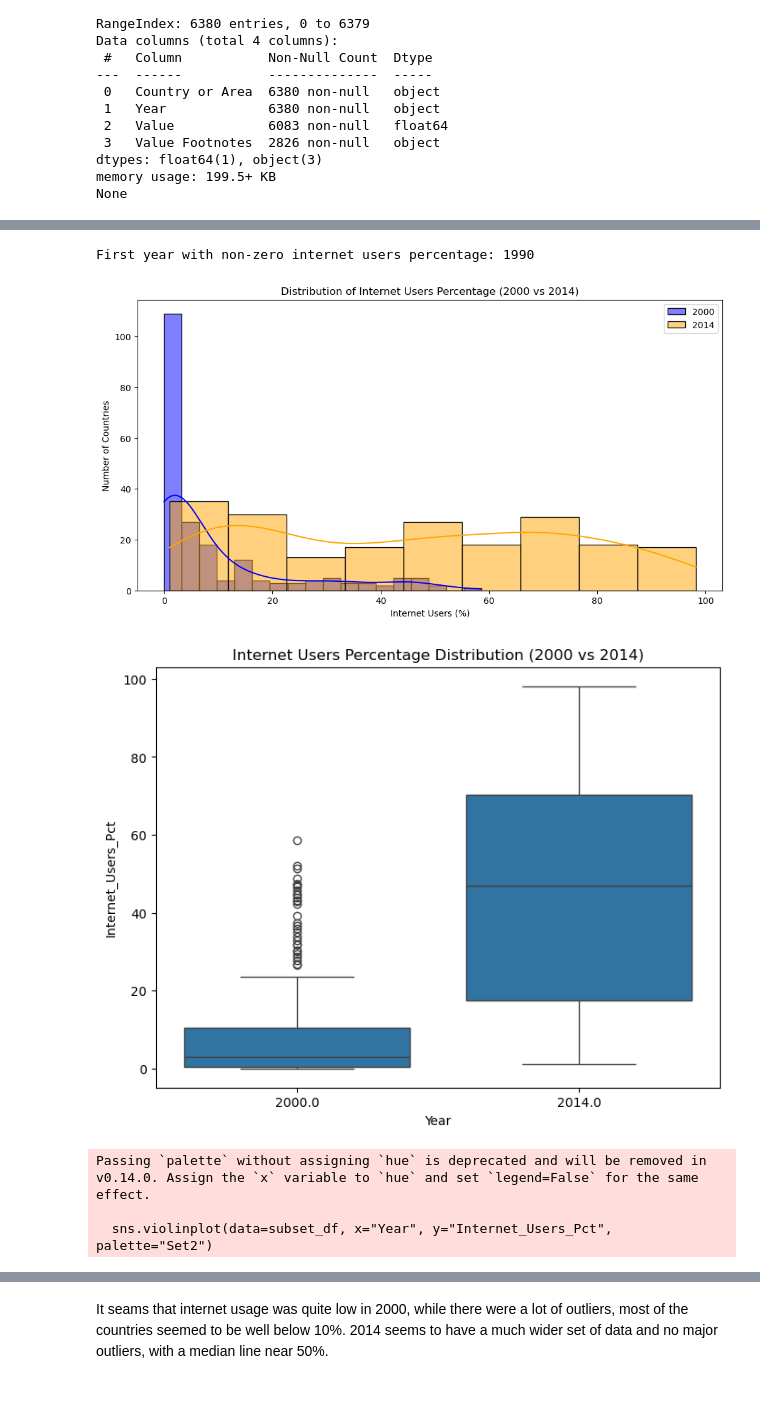
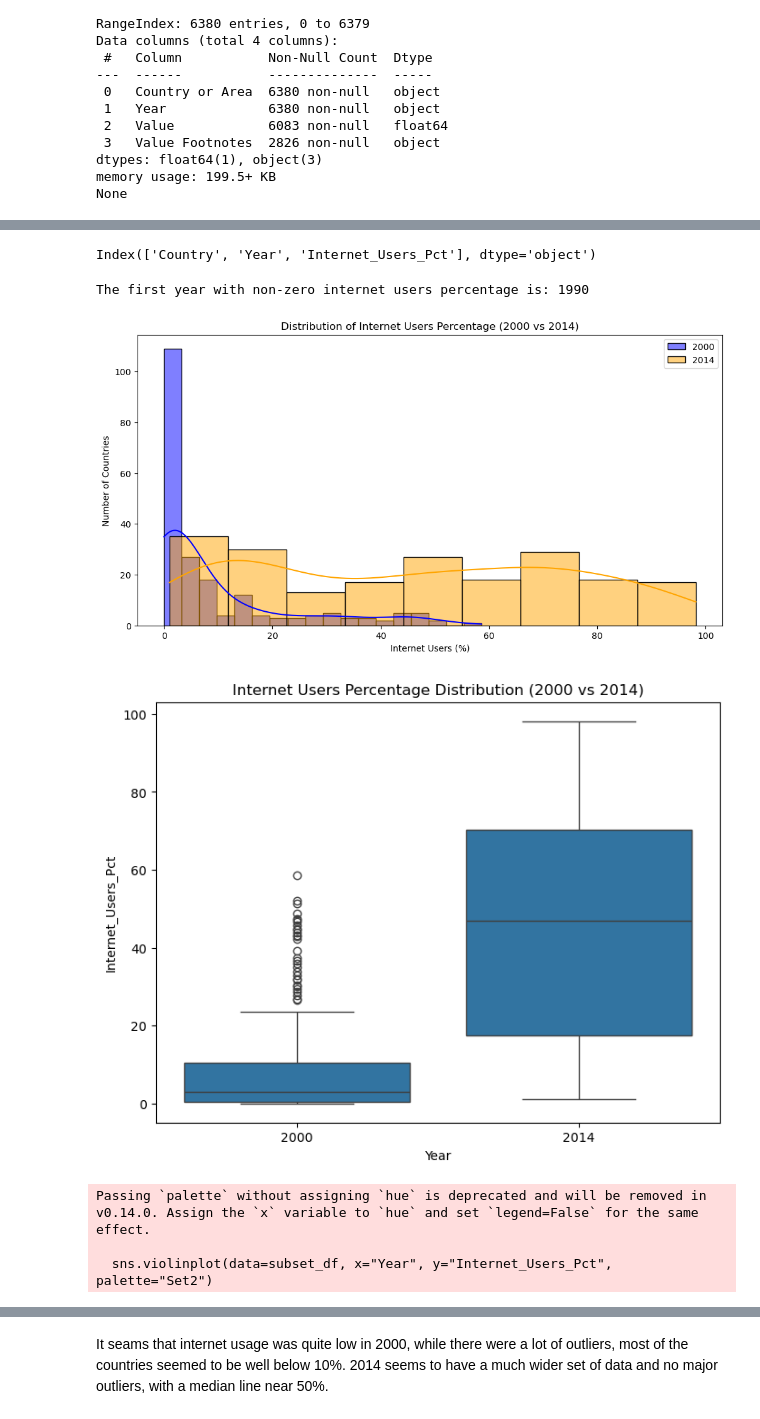
Before and after one commit to NSS-Data-Analytics-Cohort-16/da16-python-gdp-and-internet-use-analysis-MatthewRitchey, a Jupyter notebook: notebooks/gdp_per_capita.ipynb, the cells around one changed output, grey strips where cells are left out. Saved outputs shown, nothing was run; the diff lists cells and outputs as text; code cells hidden in the pictures.

```diff
--- a/notebooks/gdp_per_capita.ipynb
+++ b/notebooks/gdp_per_capita.ipynb
@@ -468,2 +462,29 @@ Name: count, dtype: int64
+# %%
+# converting the year column to numeric
+internet_df_clean["Year"] = pd.to_numeric(internet_df["Year"], errors="coerce")
+
+# Drop rows where Year is NaN
+internet_df_clean = internet_df_clean.dropna(subset=["Year"])
+
+# show results
+year_counts = internet_df_clean["Year"].value_counts().sort_index()
+print(year_counts)
+
+
+
+# this didn't work
+# %%
+# Convert to numeric first
+internet_df_clean["Year"] = pd.to_numeric(internet_df_clean["Year"], errors="coerce")
+
+# Drop rows with NaN years
+internet_df_clean = internet_df_clean.dropna(subset=["Year"])
+
+# Cast safely to Int64
+internet_df_clean["Year"] = internet_df_clean["Year"].astype("Int64")
+
+
+
+# this didn't work
 # %%
 # creating the results in a table format
@@ -491,53 +511,57 @@ print(year_counts_df)
+# %%
+print(internet_df_clean.columns)
+# %% [output]
+Index(['Country', 'Year', 'Internet_Users_Pct'], dtype='object')
 # %%
 # 17. What is the first year to have a non-zero internet users percentage value?
 
-# Filter for rows where Internet_Users_Pct > 0
-internet_nonzero = internet_nonzero[internet_nonzero["Internet_Users_Pct"] > 0]
+# Find the first year with non-zero internet usage
+first_nonzero_year = internet_df_clean.loc[
+    internet_df_clean["Internet_Users_Pct"] > 0, "Year"
+].min()
 
-# Find the earliest year
-first_year = internet_nonzero["Year"].min()
-print("First year with non-zero internet users percentage:", int(first_year))
+print("The first year with non-zero internet users percentage is:", first_nonzero_year)
 # %% [output]
-First year with non-zero internet users percentage: 1990
+The first year with non-zero internet users percentage is: 1990
 # %%
 # 18. How does the distribution of internet users percent differ for 2000 and 2014?
 
 # create a subset for 2000 and 2014
-internet_2000 = internet_df[internet_df["Year"] == 2000]
-internet_2014 = internet_df[internet_df["Year"] == 2014]
-subset_df = internet_df[internet_df["Year"].isin([2000, 2014])]
+internet_2000 = internet_df_clean[internet_df_clean["Year"] == 2000]
+internet_2014 = internet_df_clean[internet_df_clean["Year"] == 2014]
+subset_df = internet_df_clean[internet_df_clean["Year"].isin([2000, 2014])]
 
 # Plot size
 plt.figure(figsize=(12,6))
 
 # Histogram comparison
 sns.histplot(internet_2000["Internet_Users_Pct"], color="blue", label="2000", kde=True)
 sns.histplot(internet_2014["Internet_Users_Pct"], color="orange", label="2014", kde=True)
 
 plt.title("Distribution of Internet Users Percentage (2000 vs 2014)")
 plt.xlabel("Internet Users (%)")
 plt.ylabel("Number of Countries")
 plt.legend()
 plt.show()
 
 # Boxplot comparison
 plt.figure(figsize=(8,6))
-sns.boxplot(data=internet_df[internet_df["Year"].isin([2000,2014])],
+sns.boxplot(data=internet_df_clean[internet_df_clean["Year"].isin([2000,2014])],
             x="Year", y="Internet_Users_Pct")
 plt.title("Internet Users Percentage Distribution (2000 vs 2014)")
 plt.show()
 
 # Violin Plot comparison
 plt.figure(figsize=(8,6))
 sns.violinplot(data=subset_df, x="Year", y="Internet_Users_Pct", palette="Set2")
 
 plt.title("Distribution of Internet Users Percentage (2000 vs 2014)")
 plt.xlabel("Year")
 plt.ylabel("Internet Users (%)")
 plt.show()
 # %% [output]
 [figure]
-[figure, old version]
+[figure, new version]
 Passing `palette` without assigning `hue` is deprecated and will be removed in v0.14.0. Assign the `x` variable to `hue` and set `legend=False` for the same effect.
 
   sns.violinplot(data=subset_df, x="Year", y="Internet_Users_Pct", palette="Set2")
```
Also changed, not shown: parts of 26 cells of this notebook.
